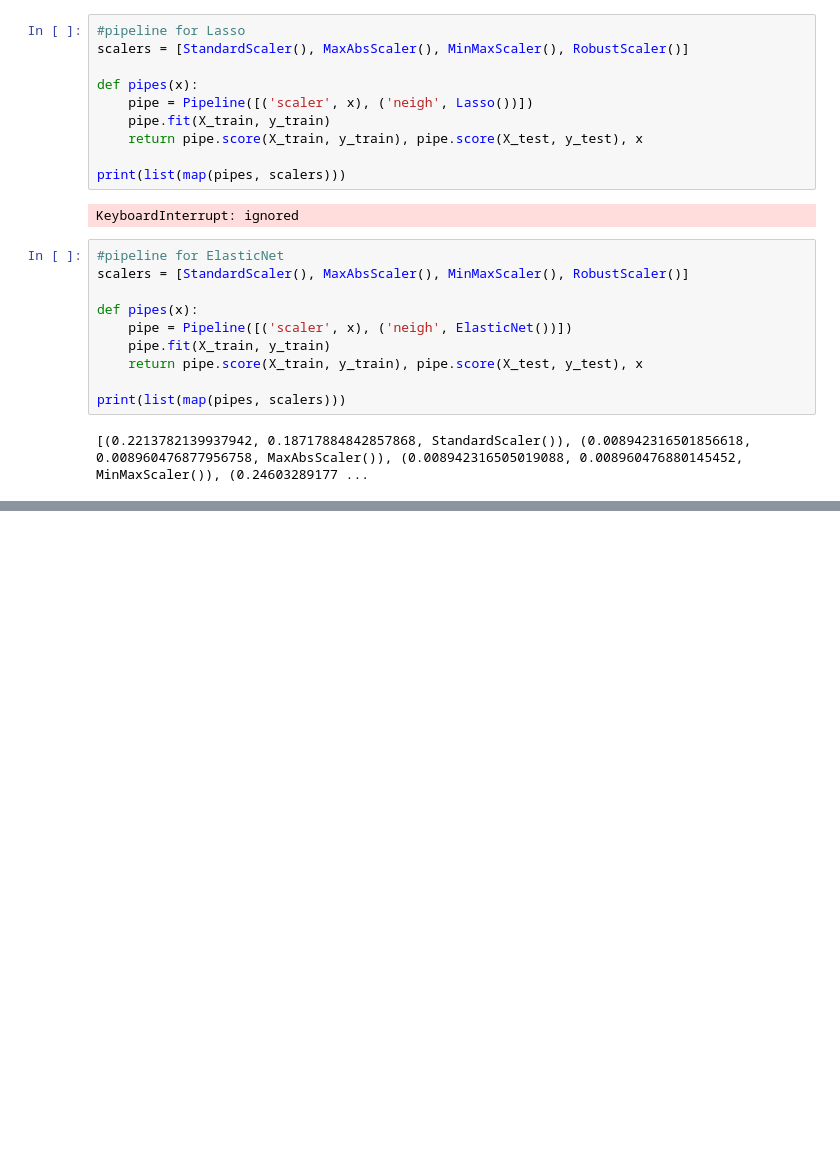
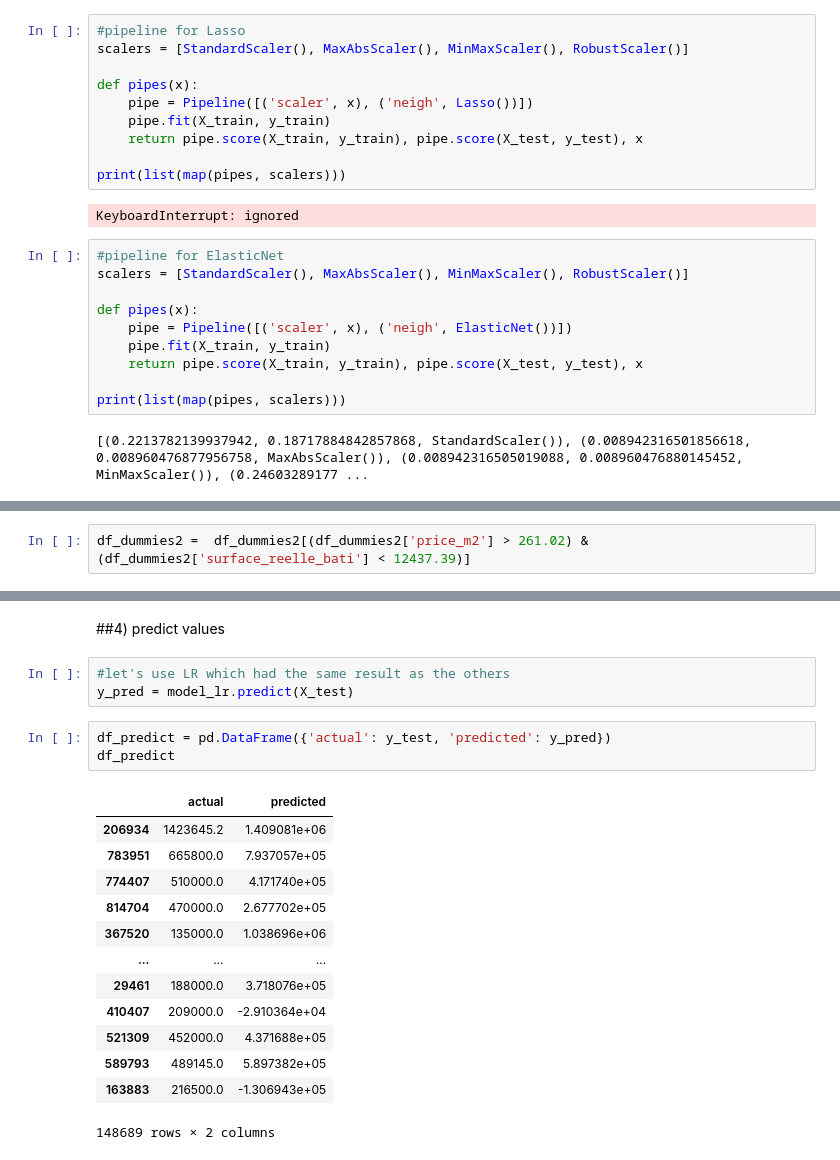
Before and after one commit to LuisaPolicarpo/Hackathon--aws, a Jupyter notebook: EDA/M_Hackaton_RealEstate.ipynb, the cells around one changed output, grey strips where cells are left out. Drawn from its saved outputs; the diff is of its cells as text; blank space fills up the shorter version.

```diff
--- a/EDA/M_Hackaton_RealEstate.ipynb
+++ b/EDA/M_Hackaton_RealEstate.ipynb
@@ -503,0 +568,2 @@ dft1 = df_dummies2[df_dummies2["code_departement"]== 93]
+# %%
+df_dummies2 =  df_dummies2[(df_dummies2['price_m2'] > 261.02) & (df_dummies2['surface_reelle_bati'] < 12437.39)]
@@ -535,0 +797,22 @@ print(list(map(pipes, scalers)))
+# %% [markdown]
+##4) predict values
+# %%
+#let's use LR which had the same result as the others
+y_pred = model_lr.predict(X_test)
+# %%
+df_predict = pd.DataFrame({'actual': y_test, 'predicted': y_pred})
+df_predict
+# %% [output]
+|  | actual | predicted |
+| 206934 | 1423645.2 | 1.409081e+06 |
+| 783951 | 665800.0 | 7.937057e+05 |
+| 774407 | 510000.0 | 4.171740e+05 |
+| 814704 | 470000.0 | 2.677702e+05 |
+| 367520 | 135000.0 | 1.038696e+06 |
+| ... | ... | ... |
+| 29461 | 188000.0 | 3.718076e+05 |
+| 410407 | 209000.0 | -2.910364e+04 |
+| 521309 | 452000.0 | 4.371688e+05 |
+| 589793 | 489145.0 | 5.897382e+05 |
+| 163883 | 216500.0 | -1.306943e+05 |
+148689 rows × 2 columns
```
Also changed, not shown: parts of 37 cells of this notebook.
